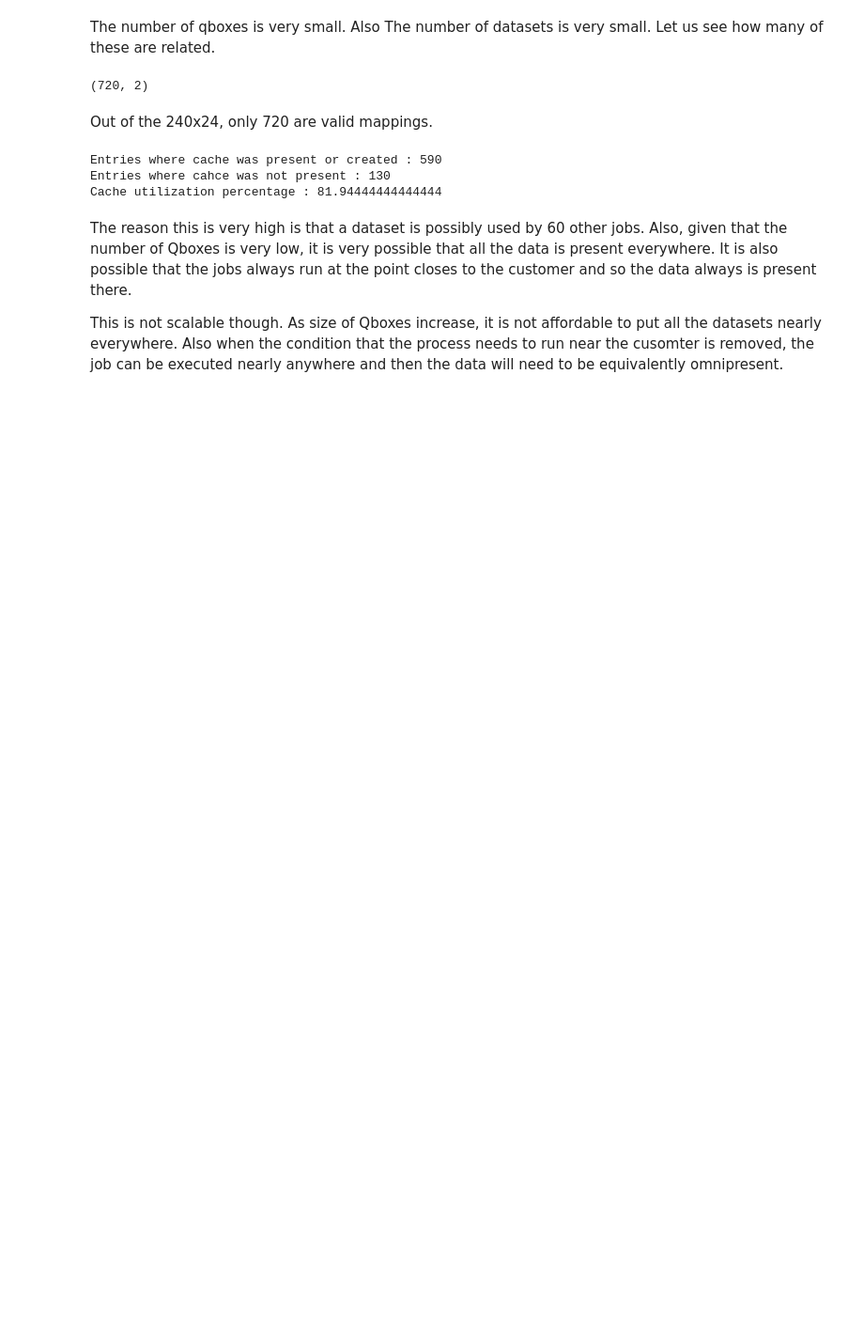
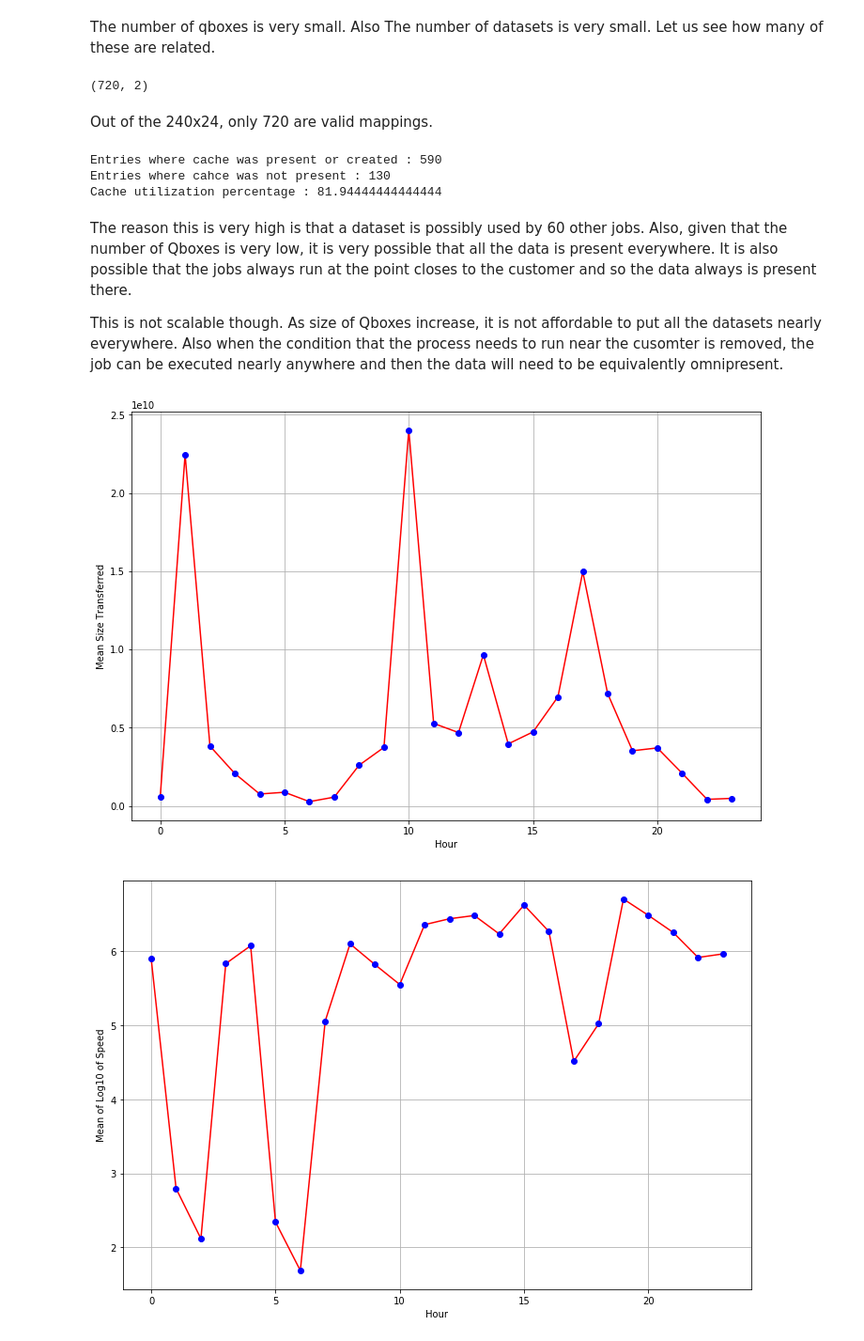
Before and after one commit to AdwaitB/greco-notes, a Jupyter notebook: infra/Analysis_full.ipynb, the cells around one changed output. Shown at 94% size. Saved outputs shown, nothing was run; the diff lists cells and outputs as text; code cells hidden in the pictures; blank space fills up the shorter version.

Commit message:
Added time of the day speed analysis

```diff
--- a/infra/Analysis_full.ipynb
+++ b/infra/Analysis_full.ipynb
@@ -49,3 +44,11 @@ for i in range(0, 2):
+# %%
+data = []
+
+for i in range(0, 2):
+    data.append(pd.read_csv(datasets_full[i] + ".csv"))
+    data[i]['time'] = pd.to_datetime(data[i]['transfer_history.creation_date_string'], format='%d/%m/%Y\ %H:%M:%S')
+    data[i]['hour'] = data[i]['time'].apply(lambda x: x.hour)
+    data[i]['day'] = data[i]['time'].apply(lambda x: x.day)
 # %%
 print("Size of dataset : " + str(data[1].shape))
 print("Unique Jobs : " + str(len(data[1]['transfer_history.task'].unique().tolist())))
@@ -472,3 +475,29 @@ Cache utilization percentage : 81.94444444444444
 The reason this is very high is that a dataset is possibly used by 60 other jobs. Also, given that the number of Qboxes is very low, it is very possible that all the data is present everywhere. It is also possible that the jobs always run at the point closes to the customer and so the data always is present there.
 
 This is not scalable though. As size of Qboxes increase, it is not affordable to put all the datasets nearly everywhere. Also when the condition that the process needs to run near the cusomter is removed, the job can be executed nearly anywhere and then the data will need to be equivalently omnipresent.
+# %%
+temp = data[1].groupby(['hour'])['transfer_history.actually_transferred_size'].sum()
+
+plt.figure(figsize=plot_size)
+plt.plot(temp, 'r', temp, 'bo')
+plot(plt, "Hour", "Mean Size Transferred")
+
+temp = data[1][['transfer_history.actually_transferred_size', 'transfer_history.time_transfer_sec', 'hour']]
+temp = temp[temp['transfer_history.time_transfer_sec'] > 0]
+temp = temp[temp['transfer_history.actually_transferred_size'] > 0]
+temp['speed'] = temp['transfer_history.actually_transferred_size']
+
+for index, row in temp.iterrows():
+    row['speed'] = float(row['speed'])/float(row['transfer_history.time_transfer_sec'])
+
+temp = temp[temp['speed'] > 0]
+
+temp['speed'] = temp['speed'].apply(lambda x:np.log10(x))
+temp_ = temp.groupby('hour')['speed'].mean()
+
+plt.figure(figsize=plot_size)
+plt.plot(temp_, 'r', temp_, 'bo')
+plot(plt, "Hour", "Mean of Log10 of Speed")
+# %% [output]
+[figure, added]
+[figure, added]
```
Also changed, not shown: parts of 5 cells of this notebook, 1 other file.
